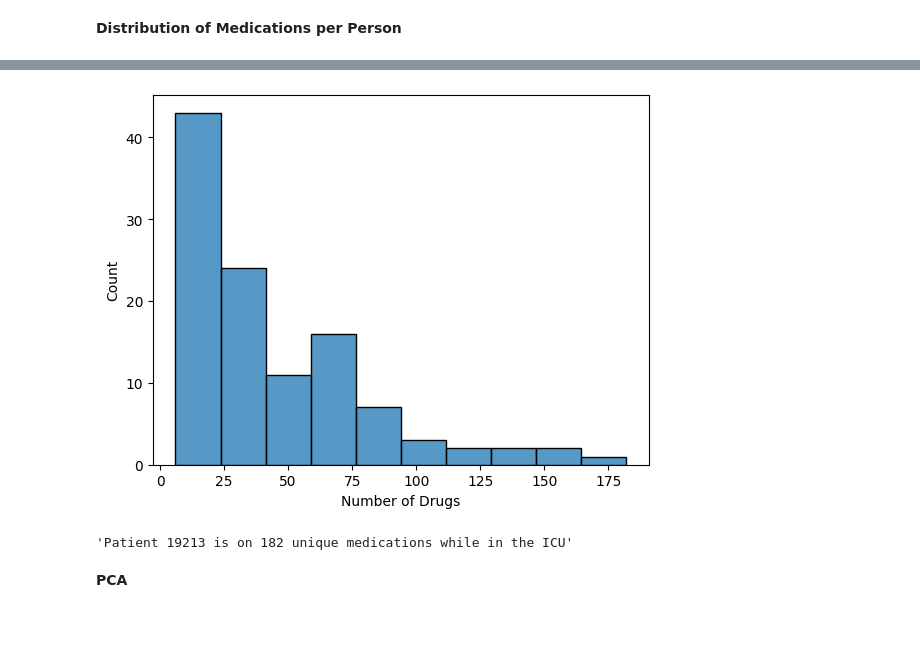
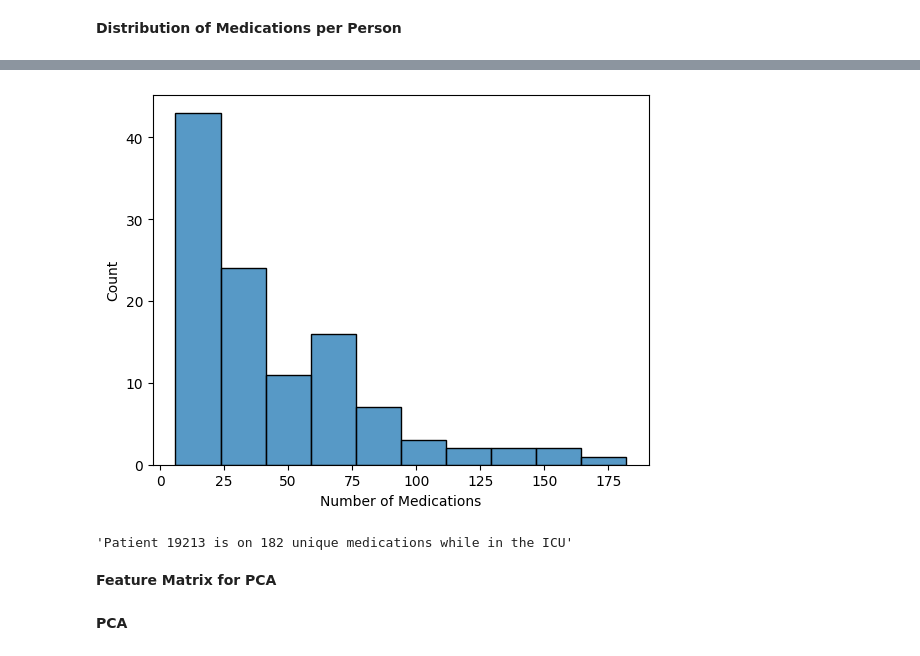
Before and after one commit to rhiats/diab_sev_mimicIII, a Jupyter notebook: Analysis_of_Patients_with_Type_2_Diabetes_in_ICU.ipynb, the cells around one changed output, grey strips where cells are left out. Drawn from its saved outputs; the diff is of its cells as text; code cells hidden in the pictures; blank space fills up the shorter version.

Commit message:
Feature Matrix plan

```diff
--- a/Analysis_of_Patients_with_Type_2_Diabetes_in_ICU.ipynb
+++ b/Analysis_of_Patients_with_Type_2_Diabetes_in_ICU.ipynb
@@ -92,10 +92,10 @@ plt.savefig("/content/drive/MyDrive/output/top5Drugs.png")
 **Distribution of Medications per Person**
 # %%
 df_drug_per_patient=df_drug_diab.groupby(['subject_id']).nunique().reset_index()
-df_drug_per_patient.rename(columns={"subject_id": "Number of Patients","drug": "Number of Drugs"}, inplace=True)
-print(df_drug_per_patient.nlargest(5, 'Number of Drugs'))
+df_drug_per_patient.rename(columns={"drug": "Number of Medications"}, inplace=True)
+print(df_drug_per_patient.nlargest(5, 'Number of Medications'))
 
-sns.histplot(data=df_drug_per_patient, x="Number of Drugs",palette="Deep")
+sns.histplot(data=df_drug_per_patient, x="Number of Medications",palette="Deep")
 
 plt.savefig("/content/drive/MyDrive/output/drugs_per_patient.png")
 # %% [output]
@@ -108,7 +108,9 @@ plt.savefig("/content/drive/MyDrive/output/drugs_per_patient.png")
-[figure, old version]
+[figure, new version]
 # %%
 drugs_19213_ser=df_presciptions[df_presciptions['subject_id']==19213]['drug']
 drugs_19213_ser_lst=list(set(drugs_19213_ser.to_list()))
 "Patient 19213 is on {} unique medications while in the ICU".format(len(drugs_19213_ser_lst))
 # %% [output]
 'Patient 19213 is on 182 unique medications while in the ICU'
+# %% [markdown]
+**Feature Matrix for PCA**
```
Also changed, not shown: parts of 2 cells of this notebook.
